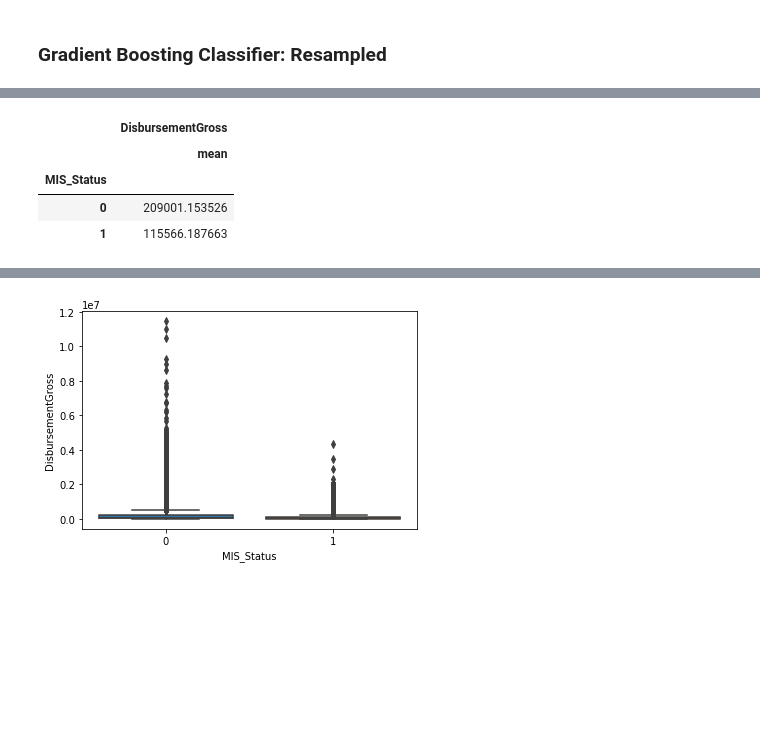
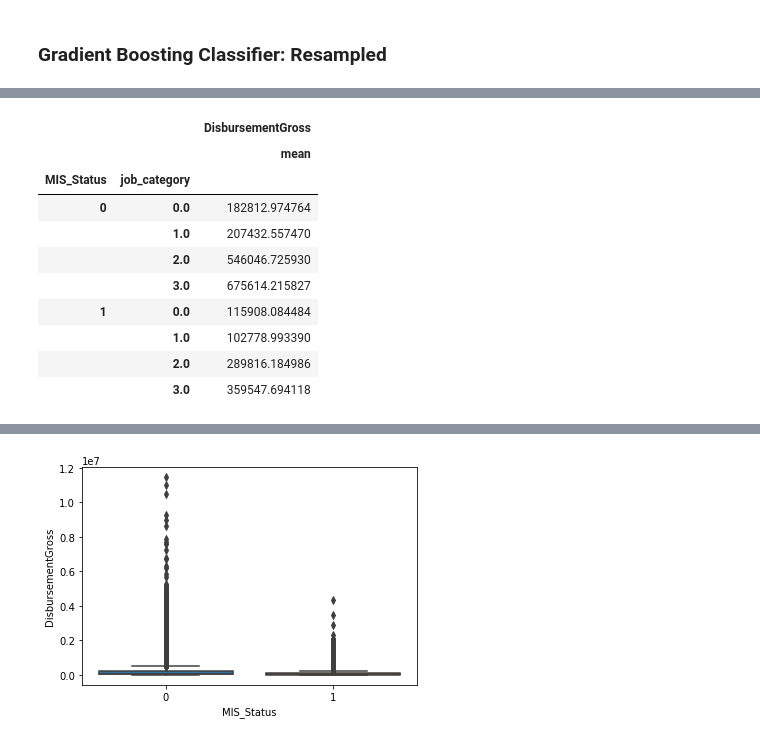
Before and after one commit to DJGump/loan_default_predicition, a Jupyter notebook: sba_loans_default_modeling.ipynb, the cells around one changed output, grey strips where cells are left out. Cells and saved outputs as stored; diff of their text form; code cells hidden in the pictures; blank space fills up the shorter version.

```diff
--- a/sba_loans_default_modeling.ipynb
+++ b/sba_loans_default_modeling.ipynb
@@ -858,13 +919,23 @@ pd.crosstab(loans["MIS_Status"], columns=loans["NewExist"], normalize="columns")
 | 1 | 0.246337 | 0.2506 |
 [interactive output not drawn]
 # %%
-loans.groupby("MIS_Status").agg({"DisbursementGross": ["mean"]}, axis="columns")
+disbursement_job_cat = loans2.groupby(by=["MIS_Status", "job_category"]).agg(
+    {"DisbursementGross": ["mean"]}, axis="columns"
+)
+
+disbursement_job_cat
 # %% [output]
-|  | DisbursementGross |
-|  | mean |
-| MIS_Status |  |
-| 0 | 209001.153526 |
-| 1 | 115566.187663 |
+|  |  | DisbursementGross |
+|  |  | mean |
+| MIS_Status | job_category |  |
+| 0 | 0.0 | 182812.974764 |
+|  | 1.0 | 207432.557470 |
+|  | 2.0 | 546046.725930 |
+|  | 3.0 | 675614.215827 |
+| 1 | 0.0 | 115908.084484 |
+|  | 1.0 | 102778.993390 |
+|  | 2.0 | 289816.184986 |
+|  | 3.0 | 359547.694118 |
 [interactive output not drawn]
 # %%
 sns.boxplot(y="DisbursementGross", x="MIS_Status", data=loans)
```
Also changed, not shown: parts of 9 cells of this notebook, 4 other files.
